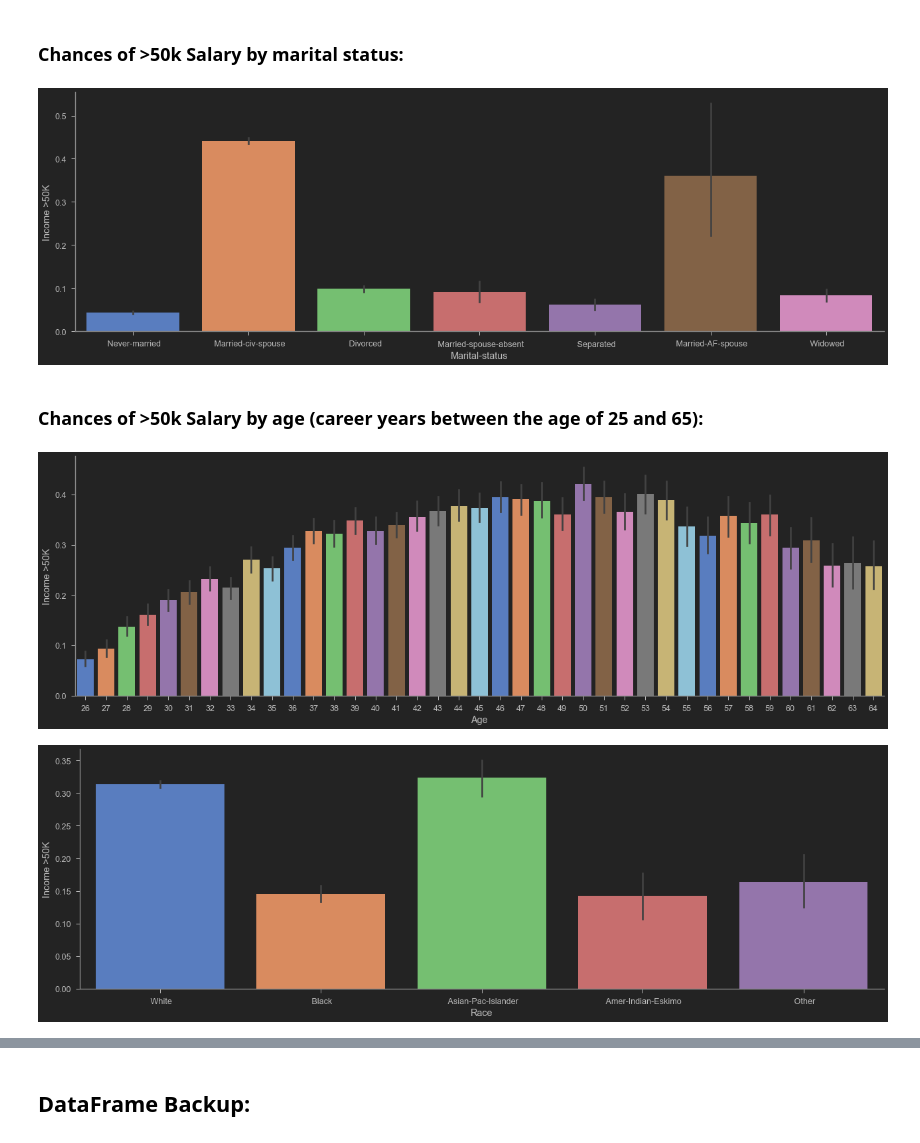
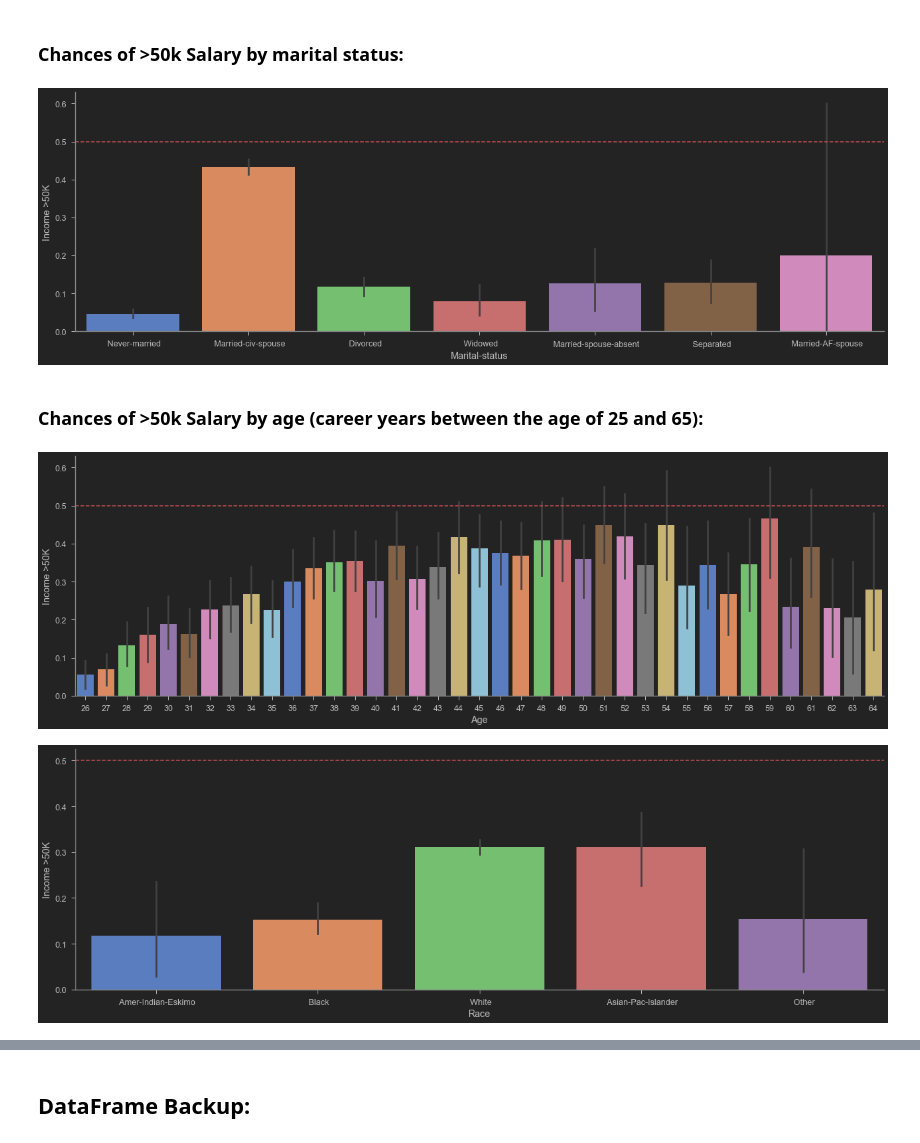
Before and after one commit to piotr-druzdzel/Classification-Salaries-Adult, a Jupyter notebook: Salaries_Adult_Classification.ipynb, the cells around one changed output, grey strips where cells are left out. Cells and saved outputs as stored; diff of their text form; code cells hidden in the pictures.

```diff
--- a/Salaries_Adult_Classification.ipynb
+++ b/Salaries_Adult_Classification.ipynb
@@ -281,3 +288,5 @@ df = pd.concat([df_training, df_test], ignore_index=True)
+# %%
+df = df.sample(frac=0.1, random_state=42)
 # %% [markdown]
 ### Salary (dependent variable):
 # %%
@@ -904,10 +929,10 @@ g = sns.catplot(x="Marital-status", y="Salary", data=df,
                    height=6,
                    aspect=3,
                    palette='muted');
-
+plt.axhline(y=0.5, color='r', linestyle='--')
 g = g.set_ylabels("Income >50K");
 # %% [output]
-[figure, old version]
+[figure, new version]
 # %% [markdown]
 ### Chances of >50k Salary by age (career years between the age of 25 and 65):
 # %%
@@ -916,17 +941,17 @@ g = sns.catplot(x="Age", y="Salary", data=df[(df['Age']>25) & (df['Age']<65)],
                    height=6,
                    aspect=3,
                    palette='muted');
-
+plt.axhline(y=0.5, color='r', linestyle='--')
 g = g.set_ylabels("Income >50K");
 # %% [output]
-[figure, old version]
+[figure, new version]
 # %%
 g = sns.catplot(x="Race", y="Salary", data=df[(df['Age']>25) & (df['Age']<65)],
                    kind="bar",
                    height=6,
                    aspect=3,
                    palette='muted');
-
+plt.axhline(y=0.5, color='r', linestyle='--')
 g = g.set_ylabels("Income >50K");
 # %% [output]
-[figure, old version]
+[figure, new version]
```
Also changed, not shown: parts of 109 cells of this notebook, 19 other files.
